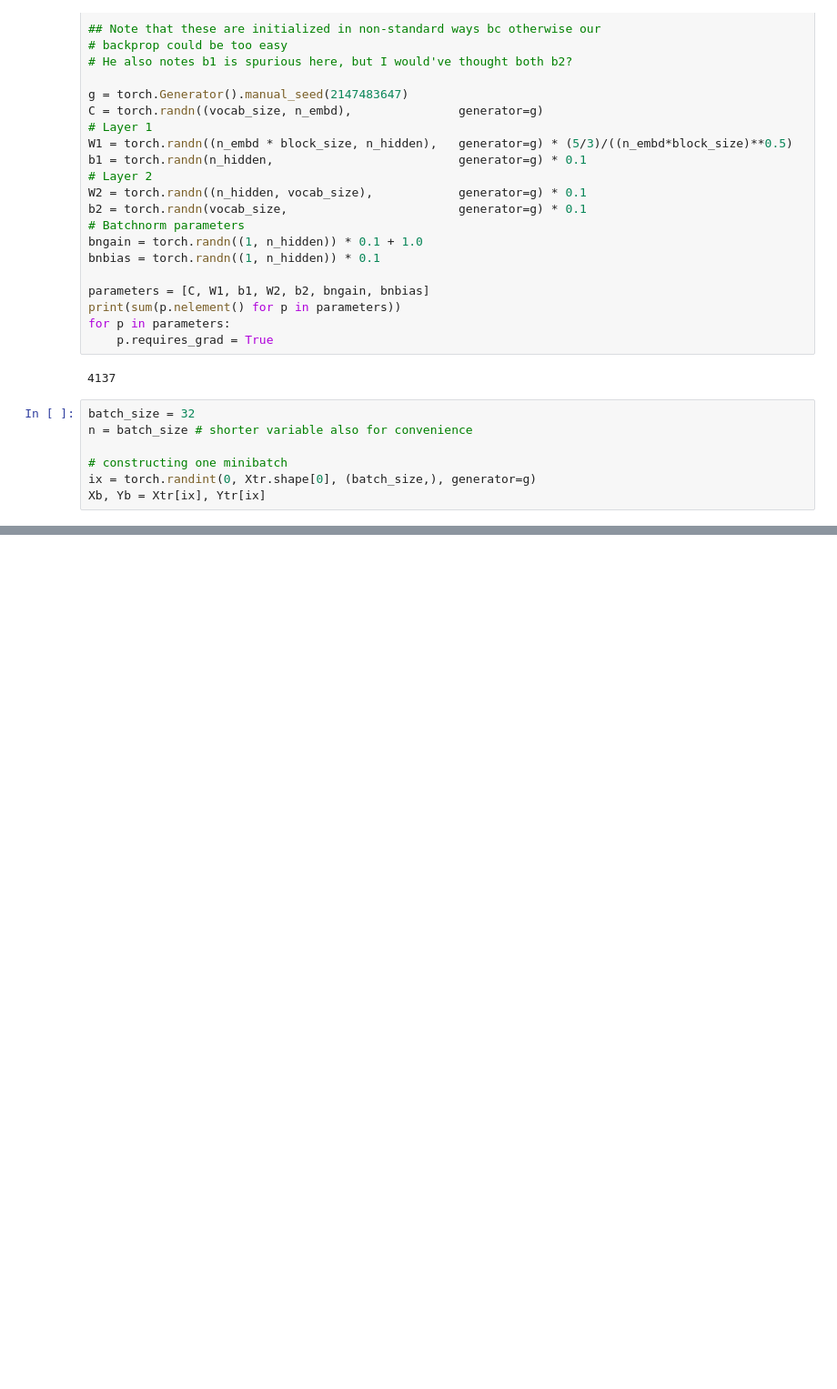
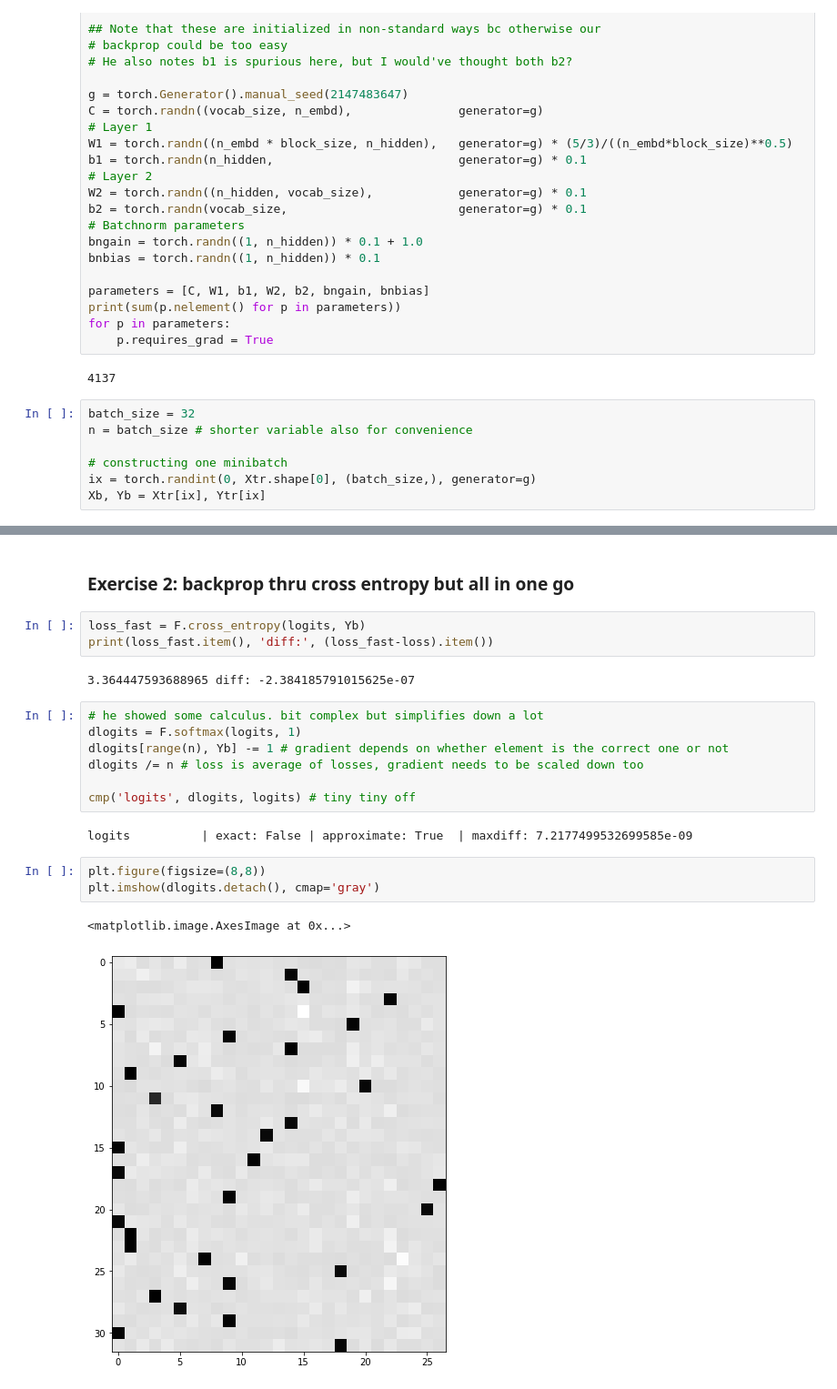
Before and after one commit to katsylvester88/andrej-projects, a Jupyter notebook: makemore/build_makemore_manual_backprop.ipynb, the cells around one changed output, grey strips where cells are left out. Shown at 91% size. Saved outputs shown, nothing was run; the diff lists cells and outputs as text; blank space fills up the shorter version.

Commit message:
manual backprop :)

```diff
--- a/makemore/build_makemore_manual_backprop.ipynb
+++ b/makemore/build_makemore_manual_backprop.ipynb
@@ -139,0 +292,22 @@ loss
+# %% [markdown]
+### Exercise 2: backprop thru cross entropy but all in one go
+# %%
+loss_fast = F.cross_entropy(logits, Yb)
+print(loss_fast.item(), 'diff:', (loss_fast-loss).item())
+# %% [output]
+3.364447593688965 diff: -2.384185791015625e-07
+# %%
+# he showed some calculus. bit complex but simplifies down a lot
+dlogits = F.softmax(logits, 1)
+dlogits[range(n), Yb] -= 1 # gradient depends on whether element is the correct one or not
+dlogits /= n # loss is average of losses, gradient needs to be scaled down too
+
+cmp('logits', dlogits, logits) # tiny tiny off
+# %% [output]
+logits          | exact: False | approximate: True  | maxdiff: 7.2177499532699585e-09
+# %%
+plt.figure(figsize=(8,8))
+plt.imshow(dlogits.detach(), cmap='gray')
+# %% [output]
+<matplotlib.image.AxesImage at 0x...>
+[figure, added]
```
Also changed, not shown: parts of 19 cells of this notebook.
